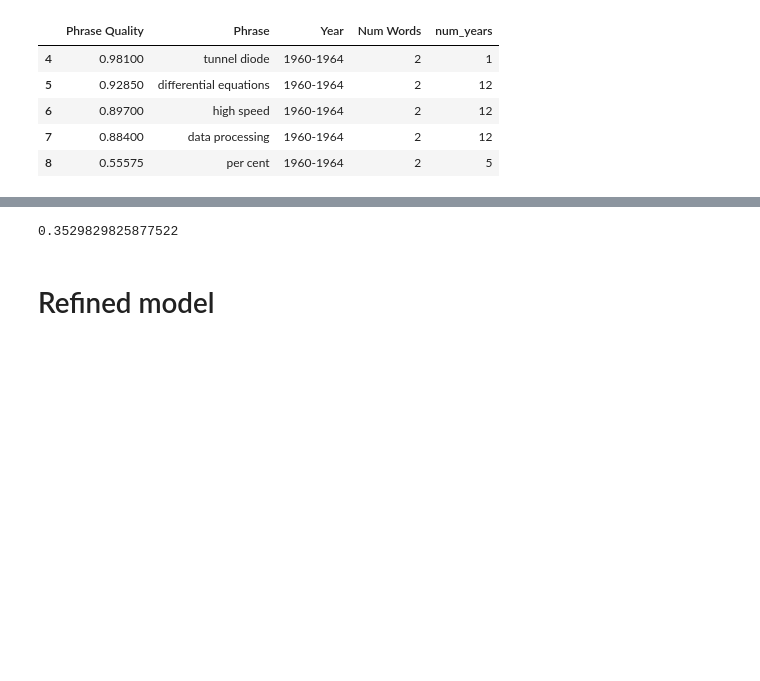
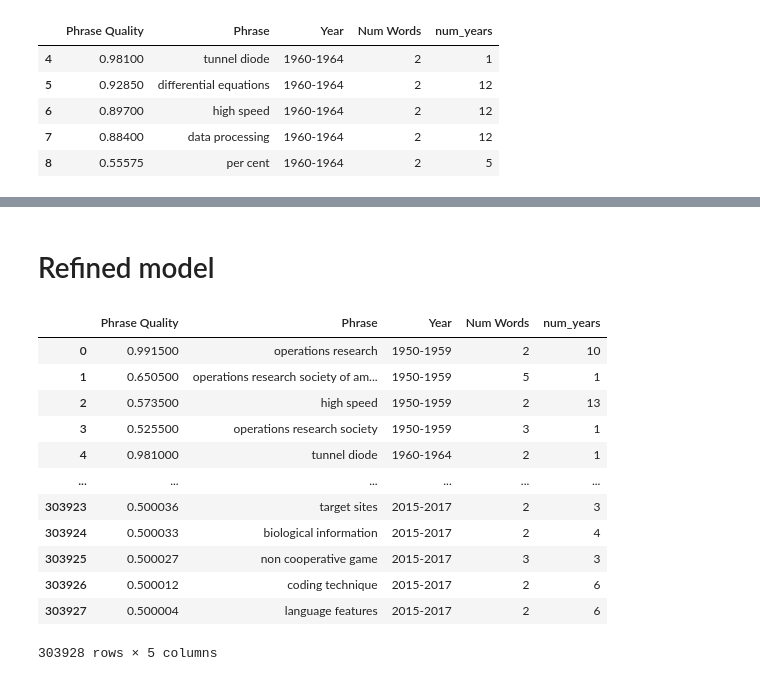
Before and after one commit to jamesjaeyu/autophrase_over_time, a Jupyter notebook: notebooks/model_generation_James.ipynb, the cells around one changed output, grey strips where cells are left out. Cells and saved outputs as stored; diff of their text form; code cells hidden in the pictures; blank space fills up the shorter version.

Commit message:
added process_seg_model function that only keeps high quality phrases and removes duplicates

```diff
--- a/notebooks/model_generation_James.ipynb
+++ b/notebooks/model_generation_James.ipynb
@@ -580,7 +503,5 @@ Name: Year, dtype: int64
 # %%
-(y_test == '2010-2014').mean()
+#(y_test == '2010-2014').mean()
-# %% [output]
-0.3529829825877522
 # %% [markdown]
 # Refined model
 # %%
@@ -589,3 +510,25 @@ Name: Year, dtype: int64
 # Naive Bayes
 # Linear Discriminant
 # Support Vector Machines
+# %%
+df = pd.read_csv('../results/dblp-v10-grouped/phrases.csv', index_col=0)
+# %%
+# num_years is slightly different since we grouped years now
+phr_counts = df.groupby('Phrase').size()
+df['num_years'] = df.apply(lambda x: phr_counts[x['Phrase']], axis=1)
+# %%
+df
+# %% [output]
+|  | Phrase Quality | Phrase | Year | Num Words | num_years |
+| 0 | 0.991500 | operations research | 1950-1959 | 2 | 10 |
+| 1 | 0.650500 | operations research society of am... | 1950-1959 | 5 | 1 |
+| 2 | 0.573500 | high speed | 1950-1959 | 2 | 13 |
+| 3 | 0.525500 | operations research society | 1950-1959 | 3 | 1 |
+| 4 | 0.981000 | tunnel diode | 1960-1964 | 2 | 1 |
+| ... | ... | ... | ... | ... | ... |
+| 303923 | 0.500036 | target sites | 2015-2017 | 2 | 3 |
+| 303924 | 0.500033 | biological information | 2015-2017 | 2 | 4 |
+| 303925 | 0.500027 | non cooperative game | 2015-2017 | 3 | 3 |
+| 303926 | 0.500012 | coding technique | 2015-2017 | 2 | 6 |
+| 303927 | 0.500004 | language features | 2015-2017 | 2 | 6 |
+303928 rows × 5 columns
```
Also changed, not shown: parts of 53 cells of this notebook, 2 other files.
